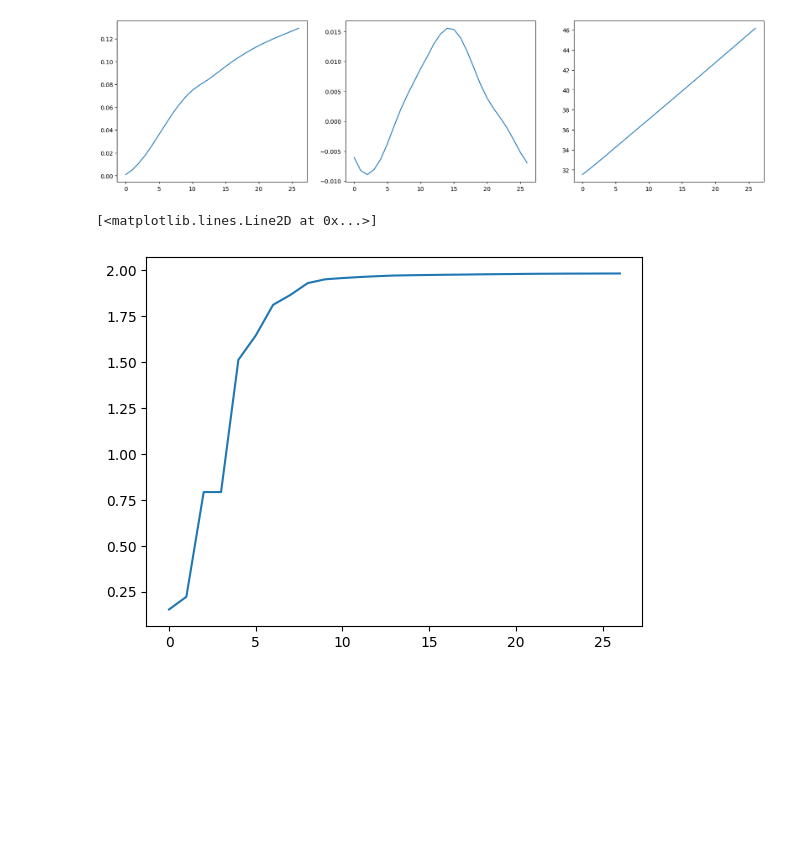
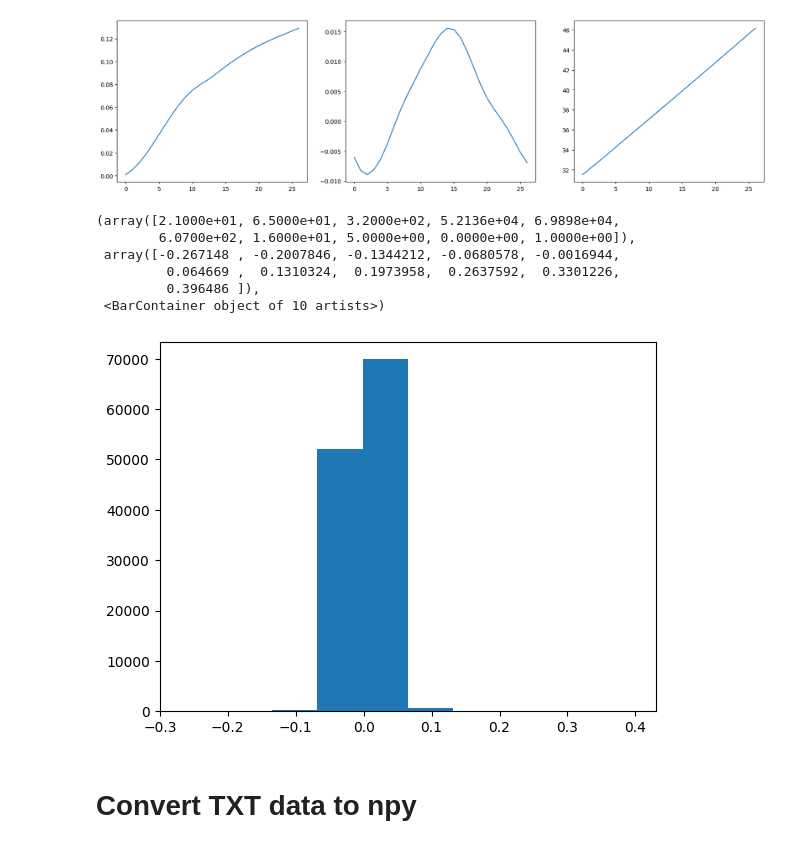
Before and after one commit to qilinli/gns-fragment, a Jupyter notebook: notebooks/read_fragment.ipynb, the cells around one changed output. Saved outputs shown, nothing was run; the diff lists cells and outputs as text; code cells hidden in the pictures; blank space fills up the shorter version.

```diff
--- a/notebooks/read_fragment.ipynb
+++ b/notebooks/read_fragment.ipynb
@@ -92,6 +92,10 @@ def parse_fragment_simulation(file):
     sorted_idx = trajectory[0, :, 0].argsort()
     trajectory = trajectory[:, sorted_idx, 1:]
 
+    # Define boundary particle as another type (kinematic)
+    mask = (trajectory[0, :, 1] > 850) | (trajectory[0, :, 1] < -850)
+    particle_type[mask] = 2
+
     return trajectory, particle_type, strains
 
 
@@ -106,12 +110,11 @@ import random
 import math
 import pathlib
 
-dataset = 'Fragment'
+dataset = 'Fragment-Step10-80-2'
 in_dir = f'/home/jovyan/work/data_temp/fragment/60/'
 out_dir = f'/home/jovyan/work/data_temp/fragment/{dataset}/'
 metafile = '/home/jovyan/work/data_temp/fragment/GNN_Fragment.xlsx'
 pathlib.Path(out_dir).mkdir(parents=True, exist_ok=True)
-strain_mean, strain_std = 0.8868453123315391, 0.6590170029193022
 
 # Read metadata as dict with key as the filename, and value as list of
 # ID, X, Y, Z, L, R, Mass, Concrete Strength
@@ -139,9 +142,7 @@ random.shuffle(simulations)
 
 ## Larger step size leads to shorter trajectory and hence better rollout performance
 ## But lower precision of the simulation
-## Current simulation are of absolute time 30 ms
-## Step size=1 means 53 steps, each of which 0.6 ms
-STEP_SIZE = 3
+STEP_SIZE = 2
 
 ## Initialisation placeholders for data
 n_trajectory = len(simulations)
@@ -158,18 +159,18 @@ for idx, simulation in enumerate(simulations):
     positions, particle_type, strains = parse_fragment_simulation(simulation)
     dim = positions.shape[-1]
 
-    positions = positions[19:100:STEP_SIZE, :, :]
-    strains = strains[19:100:STEP_SIZE, :]
+    positions = positions[10:80:STEP_SIZE, :, :]
+    strains = strains[10:80:STEP_SIZE, :]
     meta = np.array(metadata[filename], dtype=float)
-    # meta = np.tile(meta, (particle_types.shape[0], 1))
+    # meta = np.tile(meta, (particle_type.shape[0], 1))
     #strains = (strains - strain_mean) / strain_std   ## standardize based on overall mean and std
 
     # print for debug
     # print(f"Dim: {dim}")
     print(f"Position min:{positions.min(axis=(0,1))}, max:{positions.max(axis=(0,1))}")
     print(f"Strain min:{strains.min(axis=(0,1))}, max:{strains.max(axis=(0,1))}")
-    print(f"Shape, pos: {positions.shape}, types: {particle_types.shape}, strain: {strains.shape}, meta: {meta.shape}")
-    print(f"Unique particle types: {np.unique(particle_types)}")
+    print(f"Shape, pos: {positions.shape}, types: {particle_type.shape}, strain: {strains.shape}, meta: {meta.shape}")
+    print(f"Unique particle types: {np.unique(particle_type)}")
     # print('Meta: ', meta)
 
     # Data splits: train(80%), valid(10%), test(10%)
@@ -201,7 +202,7 @@ for idx, simulation in enumerate(simulations):
     # Extract Vel and Acc statistics
     # positions of shape [timestep, particles, dimensions]
     vel_trajectory = positions[1:,:,:] - positions[:-1,:,:]
-    acc_trajectory = vel_trajectory[1:,:,:]- vel_trajectory[:-1,:,:]
+    acc_trajectory = vel_trajectory[1:,:,:] - vel_trajectory[:-1,:,:]
 
     vels = np.concatenate((vels, vel_trajectory.reshape(-1, dim)), axis=0)
     accs = np.concatenate((accs, acc_trajectory.reshape(-1, dim)), axis=0)
@@ -250,8 +251,8 @@ meta_data['vel_mean'] = vel_mean
 meta_data['vel_std'] = vel_std
 meta_data['acc_mean'] = acc_mean
 meta_data['acc_std'] = acc_std
-meta_data['strain_mean'] = strain_mean
-meta_data['strain_std'] = strain_std
+# meta_data['strain_mean'] = strain_mean
+# meta_data['strain_std'] = strain_std
 
 meta_data['dt'] = 0.0006 * STEP_SIZE
 meta_data['bounds'] = [[-500, 500], [-1000, 1000], [4, 124]]
@@ -585,7 +545,18 @@ for array in data.values():
 # %%
 import matplotlib.pyplot as plt
 
-plt.plot(data_list[0][2][:, 8000])
+pos = data_list[0][0]
+strain = data_list[4][2]
+vel = pos[1:, :, :] - pos[:-1, :, :]
+acc = vel[1:, :, :] - vel[:-1, :, :]
+plt.hist(acc[10, :, 2])
 # %% [output]
-[<matplotlib.lines.Line2D at 0x...>]
+(array([2.1000e+01, 6.5000e+01, 3.2000e+02, 5.2136e+04, 6.9898e+04,
+        6.0700e+02, 1.6000e+01, 5.0000e+00, 0.0000e+00, 1.0000e+00]),
+ array([-0.267148 , -0.2007846, -0.1344212, -0.0680578, -0.0016944,
+         0.064669 ,  0.1310324,  0.1973958,  0.2637592,  0.3301226,
+         0.396486 ]),
+ <BarContainer object of 10 artists>)
-[figure, old version]
+[figure, new version]
+# %% [markdown]
+# Convert TXT data to npy
```
Also changed, not shown: parts of 7 cells of this notebook, 7 other files.
